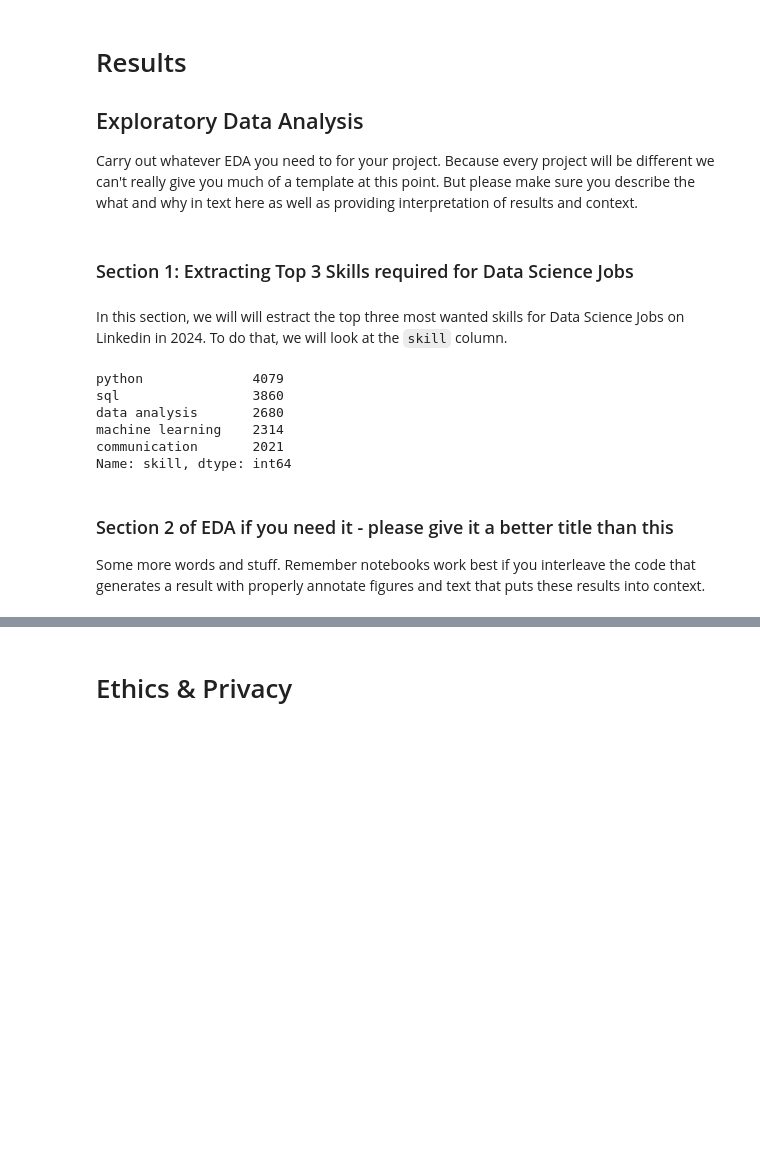
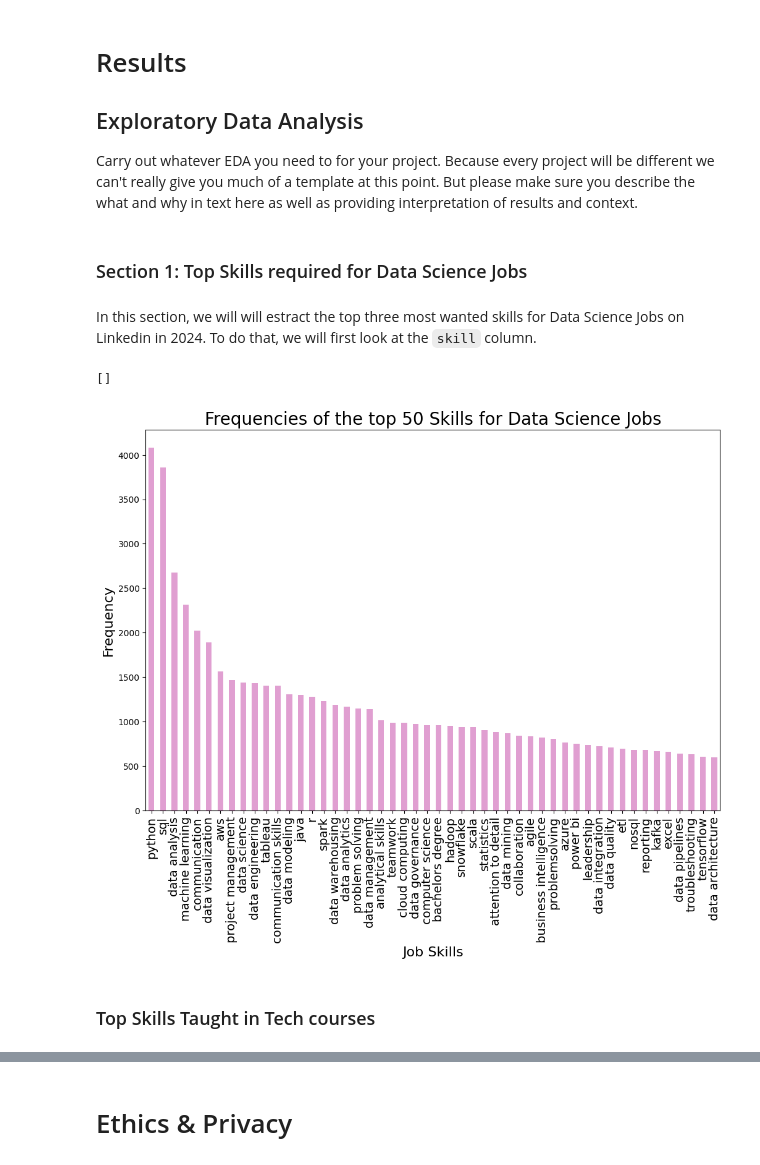
Before and after one commit to charvishukla/linkedIn-job-skills-coursera-analysis, a Jupyter notebook: EDACheckpoint_Group050_WI24.ipynb, the cells around one changed output, grey strips where cells are left out. Saved outputs shown, nothing was run; the diff lists cells and outputs as text; code cells hidden in the pictures; blank space fills up the shorter version.

Commit message:
Added plots for most popular skills on Coursera and Linkedin

```diff
--- a/EDACheckpoint_Group050_WI24.ipynb
+++ b/EDACheckpoint_Group050_WI24.ipynb
@@ -349,23 +349,11 @@ Keywords in this dataset are:  ['Arts and Humanities' 'Business' 'Computer Scien
 
 Carry out whatever EDA you need to for your project.  Because every project will be different we can't really give you much of a template at this point. But please make sure you describe the what and why in text here as well as providing interpretation of results and context.
 # %% [markdown]
-### Section 1: Extracting Top 3 Skills required for Data Science Jobs
+### Section 1: Top Skills required for Data Science Jobs
 # %% [markdown]
-In this section, we will will estract the top three most wanted skills for Data Science Jobs on Linkedin in 2024. To do that, we will look at the `skill` column.
+In this section, we will will estract the top three most wanted skills for Data Science Jobs on Linkedin in 2024. To do that, we will first look at the `skill` column.
 # %%
 #https://pandas.pydata.org/docs/reference/api/pandas.DataFrame.explode.html
-exploded_df = jobs_data.explode('skill')
-skill_counts = exploded_df['skill'].value_counts()
-top_skills = skill_counts.head(5)
-top_skills
+exploded_jobs_df = jobs_data.explode('skill')                       # exploding the skill column
+job_skill_counts = exploded_jobs_df['skill'].value_counts()             # get value counts
+top_job_skills = job_skill_counts.head(50)                             # get the top 10 skills
-# %% [output]
-python              4079
-sql                 3860
-data analysis       2680
-machine learning    2314
-communication       2021
-Name: skill, dtype: int64
-# %% [markdown]
-### Section 2 of EDA if you need it  - please give it a better title than this
-
-Some more words and stuff.  Remember notebooks work best if you interleave the code that generates a result with properly annotate figures and text that puts these results into context.
@@ -374,0 +360,15 @@ Some more words and stuff.  Remember notebooks work best if you interleave the c
+# %%
+import matplotlib.pyplot as plt
+import numpy as np
+
+top_job_skills.plot(kind='bar',figsize=(12, 8), color='#e09fd1')
+plt.title('Frequencies of the top 50 Skills for Data Science Jobs',fontsize=20)
+plt.xlabel('Job Skills', fontsize=16)
+plt.ylabel('Frequency', fontsize=16)
+plt.xticks(rotation=90, fontsize=14)
+plt.plot()
+# %% [output]
+[]
+[figure, added]
+# %% [markdown]
+### Top Skills Taught in Tech courses
```
Also changed, not shown: parts of 4 cells of this notebook.
